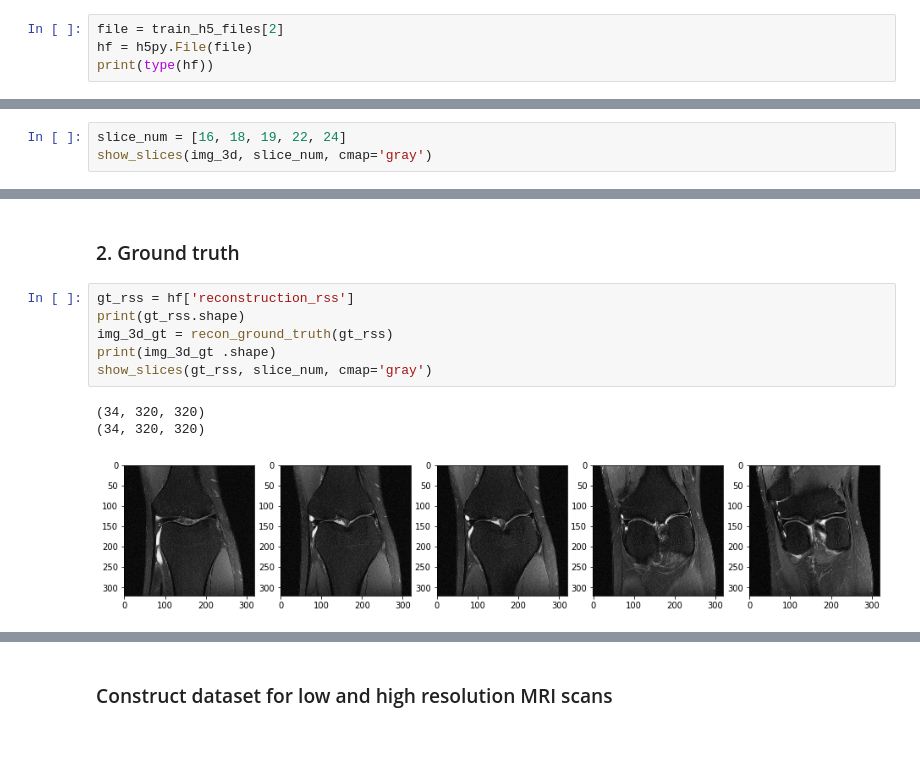
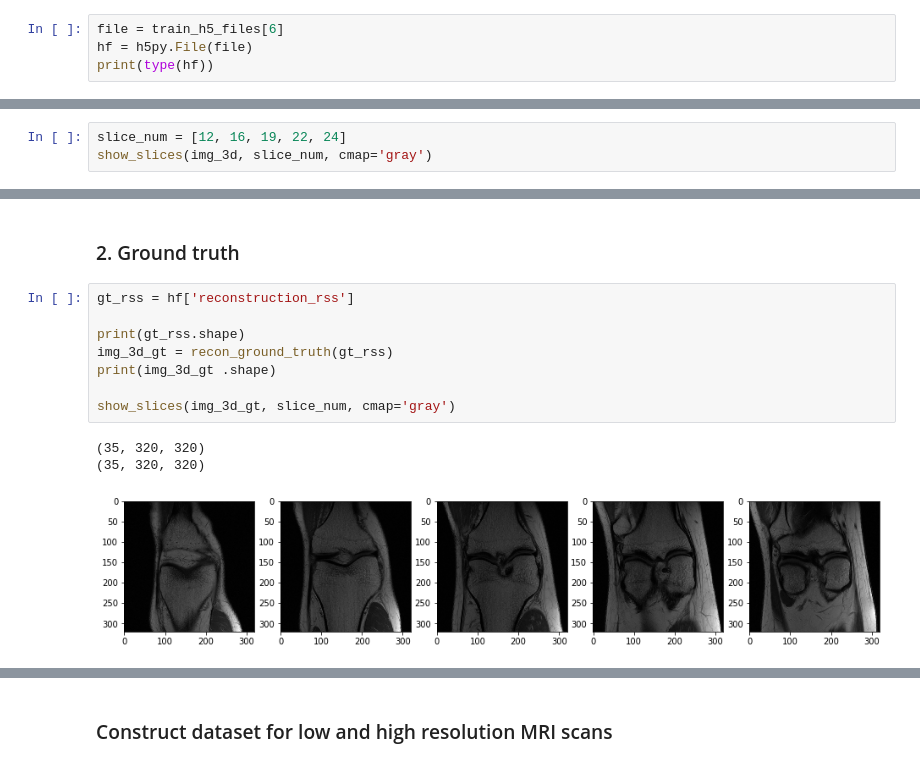
Before and after one commit to hasibzunair/res-unet-fastmri, a Jupyter notebook: single_coil_load.ipynb, the cells around one changed output, grey strips where cells are left out. Saved outputs shown, nothing was run; the diff lists cells and outputs as text.

```diff
--- a/single_coil_load.ipynb
+++ b/single_coil_load.ipynb
@@ -77,5 +88,5 @@ train_h5_files[6]
 # %%
-file = train_h5_files[2]
+file = train_h5_files[6]
 hf = h5py.File(file)
 print(type(hf))
 # %% [output]
@@ -99,4 +110,4 @@ print(img_3d.shape)
 # %%
-slice_num = [16, 18, 19, 22, 24]
+slice_num = [12, 16, 19, 22, 24]
 show_slices(img_3d, slice_num, cmap='gray')
 # %% [output]
@@ -105,11 +132,13 @@ show_slices(img_3d, slice_num, cmap='gray')
 ### 2. Ground truth
 # %%
 gt_rss = hf['reconstruction_rss']
+
 print(gt_rss.shape)
 img_3d_gt = recon_ground_truth(gt_rss)
 print(img_3d_gt .shape)
-show_slices(gt_rss, slice_num, cmap='gray')
+
+show_slices(img_3d_gt, slice_num, cmap='gray')
 # %% [output]
-(34, 320, 320)
-(34, 320, 320)
+(35, 320, 320)
+(35, 320, 320)
-[figure, old version]
+[figure, new version]
```
Also changed, not shown: parts of 6 cells of this notebook, 1 other file.
